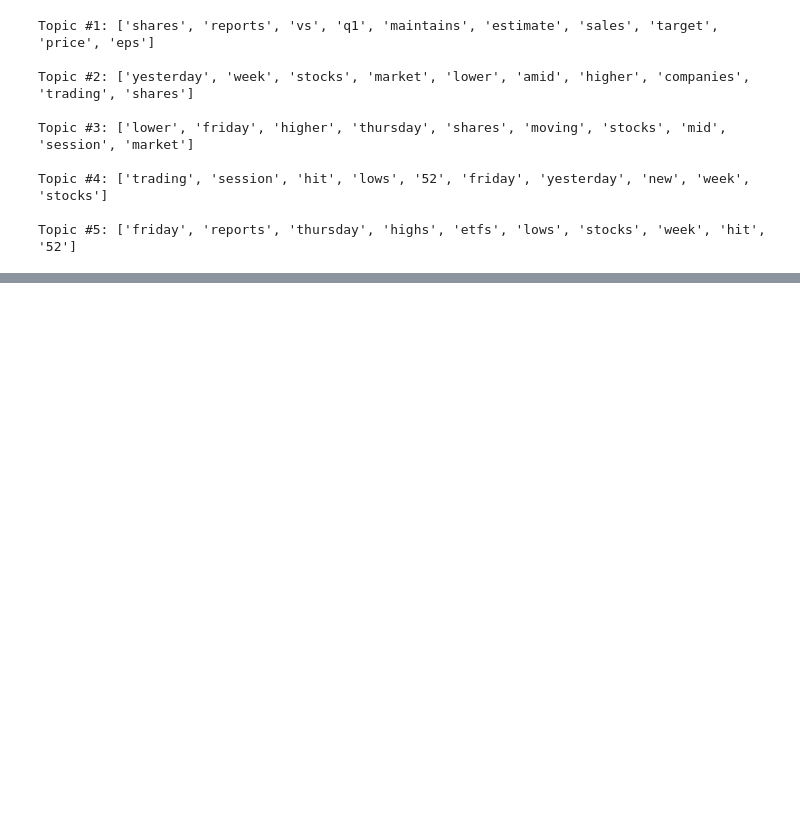
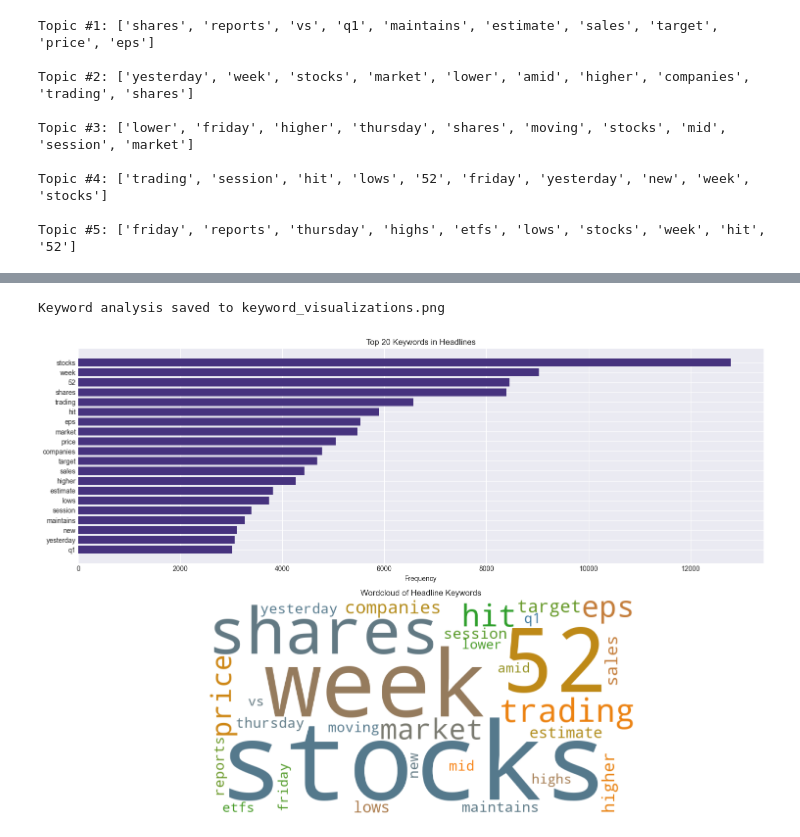
Before and after one commit to zemicahel/week1-Kaim, a Jupyter notebook: notebooks/01_data_preparation.ipynb, the cells around one changed output, grey strips where cells are left out. Drawn from its saved outputs; the diff is of its cells as text; code cells hidden in the pictures; blank space fills up the shorter version.

```diff
--- a/notebooks/01_data_preparation.ipynb
+++ b/notebooks/01_data_preparation.ipynb
@@ -183,0 +101,9 @@ NameError: name 'keywords_matrix' is not defined
+# %%
+plot_keyword_analysis(
+    keywords_matrix,
+    keywords,
+    save_path="keyword_visualizations.png"
+)
+# %% [output]
+Keyword analysis saved to keyword_visualizations.png
+[figure, added]
```
Also changed, not shown: parts of 3 cells of this notebook, 3 other files.
